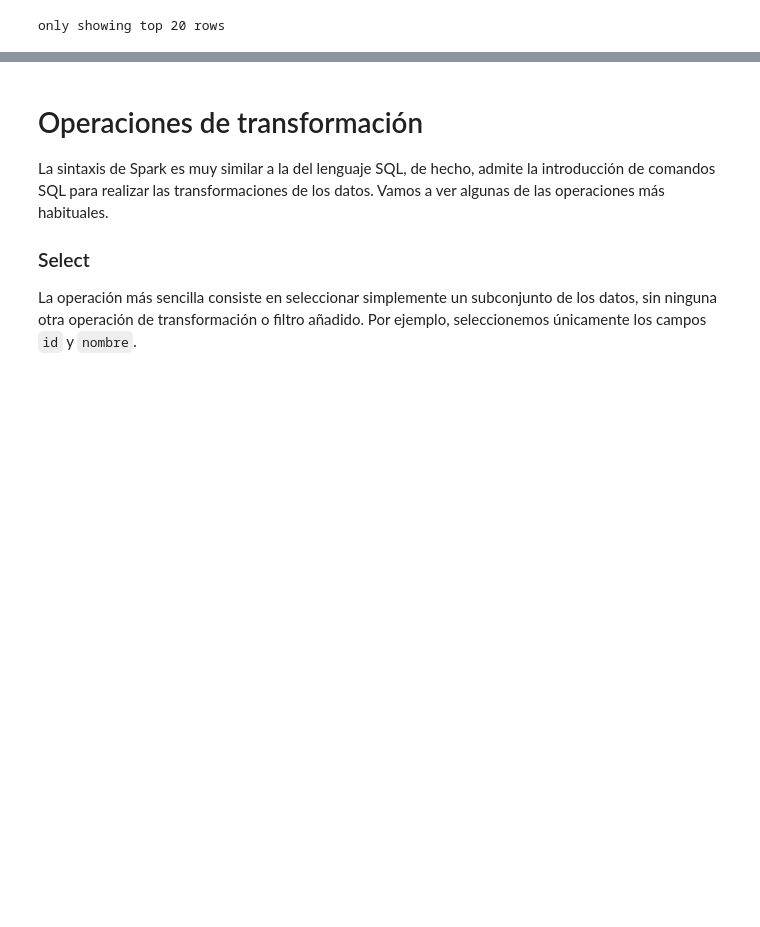
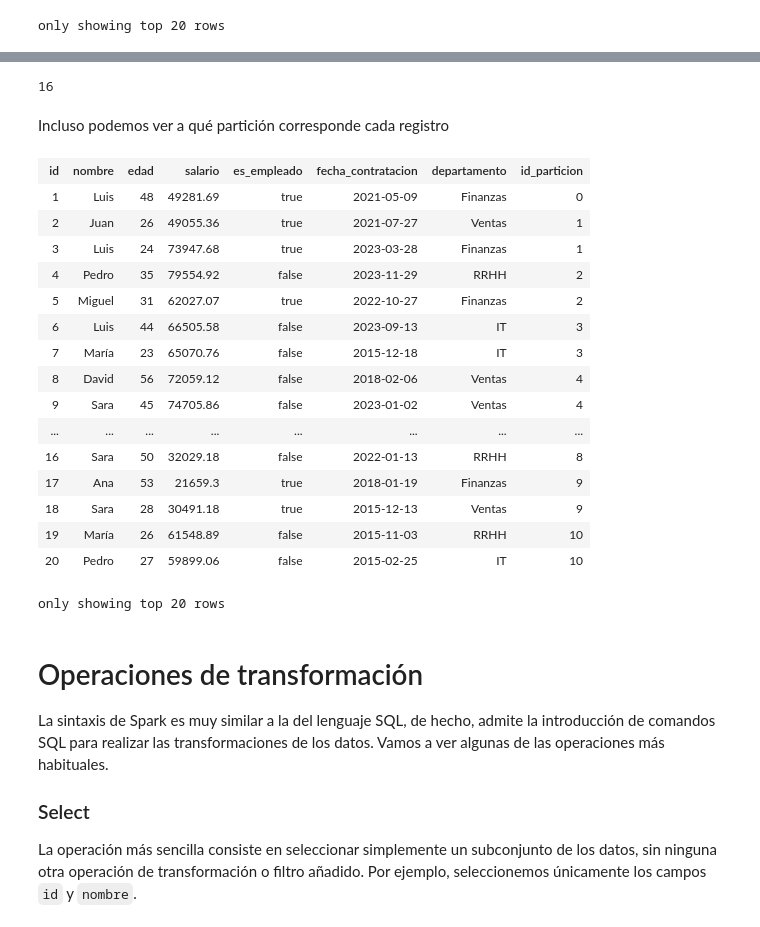
Before and after one commit to donielix/esic-bigdata-iv-blackops, a Jupyter notebook: notebooks/tema-2-etl/introduccion-spark.ipynb, the cells around one changed output, grey strips where cells are left out. Drawn from its saved outputs; the diff is of its cells as text; code cells hidden in the pictures; blank space fills up the shorter version.

```diff
--- a/notebooks/tema-2-etl/introduccion-spark.ipynb
+++ b/notebooks/tema-2-etl/introduccion-spark.ipynb
@@ -151,3 +159,29 @@ only showing top 20 rows
+# %%
+df.rdd.getNumPartitions()
+# %% [output]
+16
+# %% [markdown]
+Incluso podemos ver a qué partición corresponde cada registro
+# %%
+df.withColumn("id_particion", f.spark_partition_id())
+# %% [output]
+| id | nombre | edad | salario | es_empleado | fecha_contratacion | departamento | id_particion |
+| 1 | Luis | 48 | 49281.69 | true | 2021-05-09 | Finanzas | 0 |
+| 2 | Juan | 26 | 49055.36 | true | 2021-07-27 | Ventas | 1 |
+| 3 | Luis | 24 | 73947.68 | true | 2023-03-28 | Finanzas | 1 |
+| 4 | Pedro | 35 | 79554.92 | false | 2023-11-29 | RRHH | 2 |
+| 5 | Miguel | 31 | 62027.07 | true | 2022-10-27 | Finanzas | 2 |
+| 6 | Luis | 44 | 66505.58 | false | 2023-09-13 | IT | 3 |
+| 7 | María | 23 | 65070.76 | false | 2015-12-18 | IT | 3 |
+| 8 | David | 56 | 72059.12 | false | 2018-02-06 | Ventas | 4 |
+| 9 | Sara | 45 | 74705.86 | false | 2023-01-02 | Ventas | 4 |
+| ... | ... | ... | ... | ... | ... | ... | ... |
+| 16 | Sara | 50 | 32029.18 | false | 2022-01-13 | RRHH | 8 |
+| 17 | Ana | 53 | 21659.3 | true | 2018-01-19 | Finanzas | 9 |
+| 18 | Sara | 28 | 30491.18 | true | 2015-12-13 | Ventas | 9 |
+| 19 | María | 26 | 61548.89 | false | 2015-11-03 | RRHH | 10 |
+| 20 | Pedro | 27 | 59899.06 | false | 2015-02-25 | IT | 10 |
+only showing top 20 rows
 # %% [markdown]
 # Operaciones de transformación
 
```
Also changed, not shown: parts of 9 cells of this notebook.
